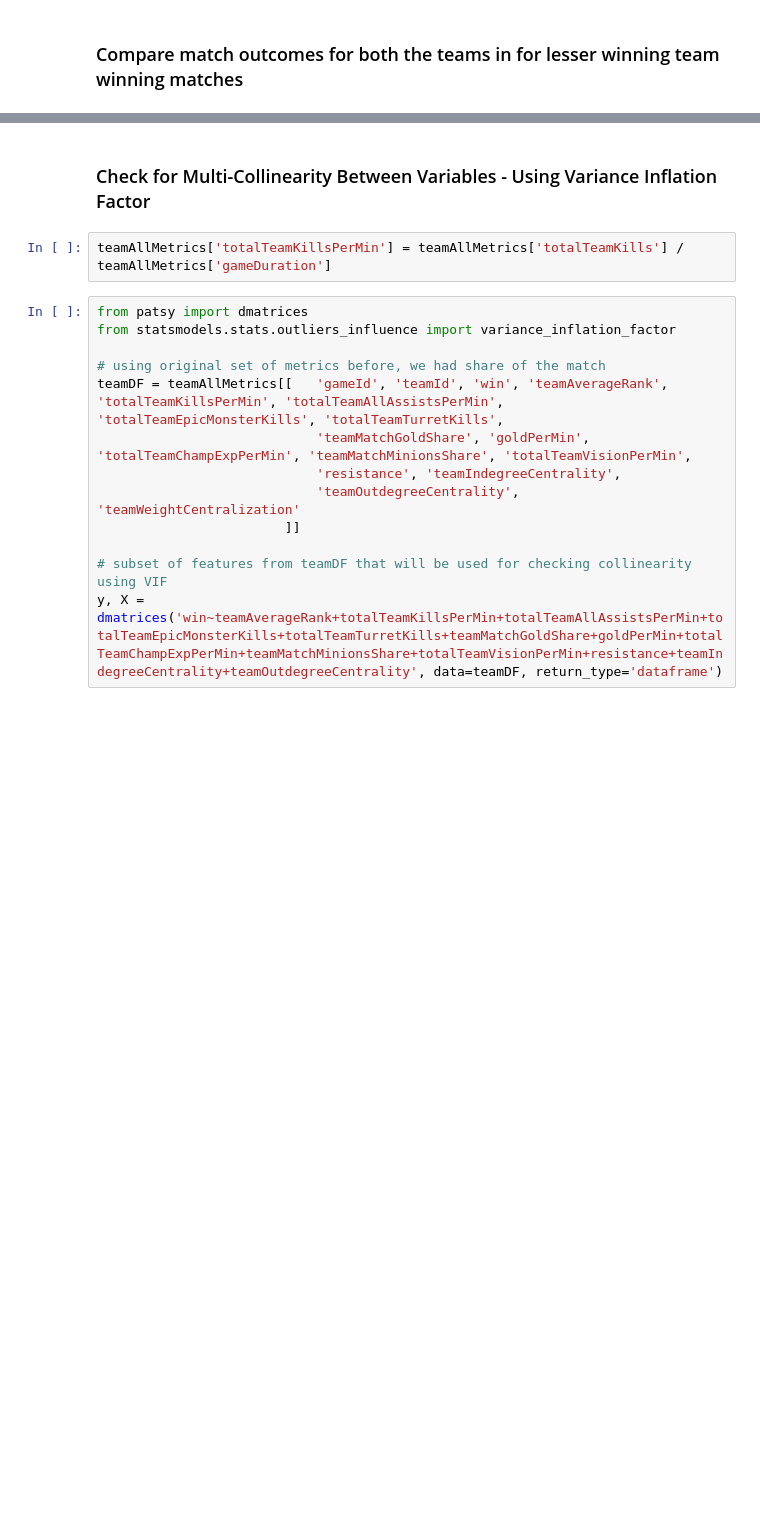
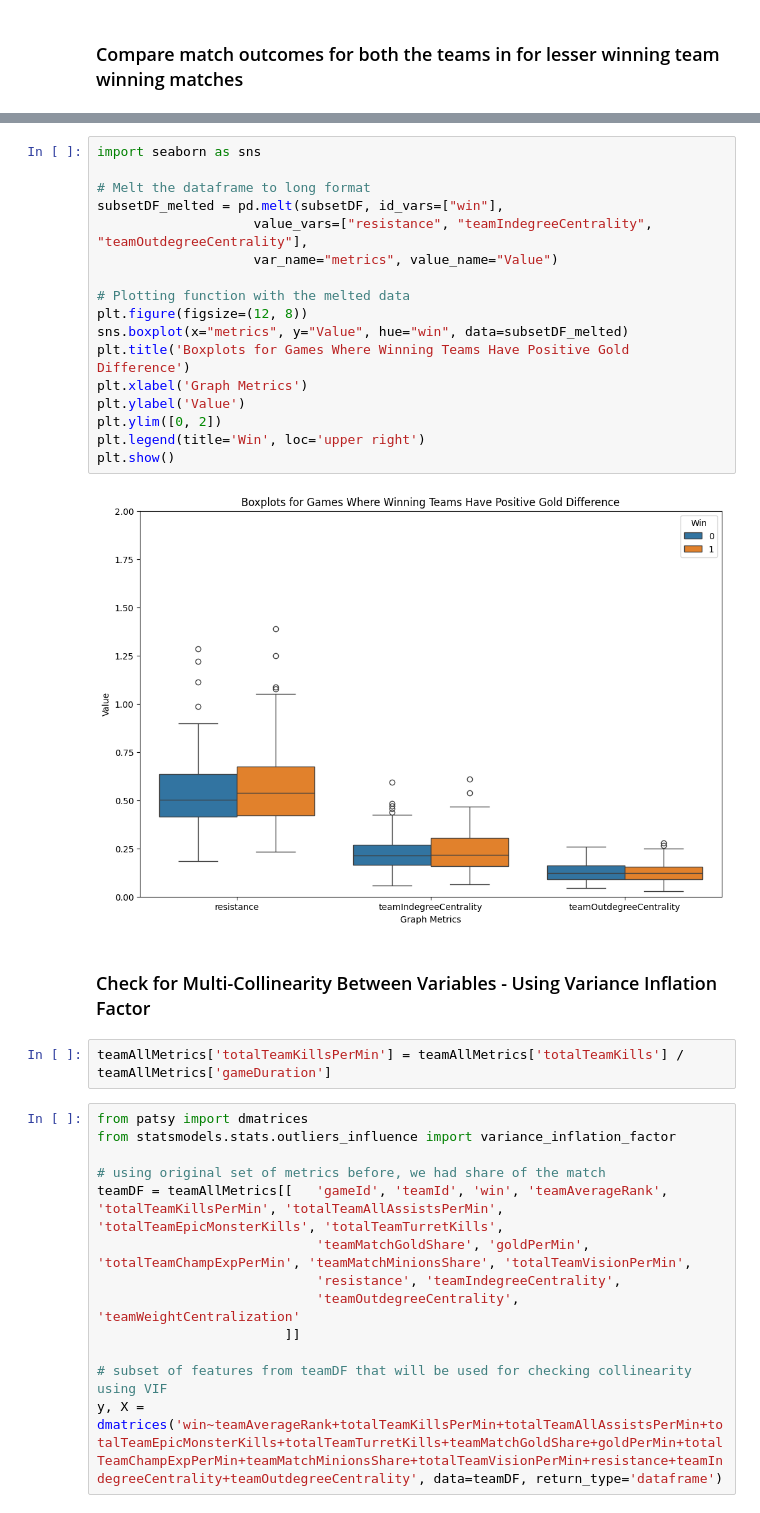
Before and after one commit to TDI-Lab/Collective-Intelligence-LoL, a Jupyter notebook: notebooks/teamAnalysis.ipynb, the cells around one changed output, grey strips where cells are left out. Saved outputs shown, nothing was run; the diff lists cells and outputs as text; blank space fills up the shorter version.

```diff
--- a/notebooks/teamAnalysis.ipynb
+++ b/notebooks/teamAnalysis.ipynb
@@ -43,3 +100,22 @@ subsetDF.head(10)
+# %%
+import seaborn as sns
+
+# Melt the dataframe to long format
+subsetDF_melted = pd.melt(subsetDF, id_vars=["win"],
+                    value_vars=["resistance", "teamIndegreeCentrality", "teamOutdegreeCentrality"],
+                    var_name="metrics", value_name="Value")
+
+# Plotting function with the melted data
+plt.figure(figsize=(12, 8))
+sns.boxplot(x="metrics", y="Value", hue="win", data=subsetDF_melted)
+plt.title('Boxplots for Games Where Winning Teams Have Positive Gold Difference')
+plt.xlabel('Graph Metrics')
+plt.ylabel('Value')
+plt.ylim([0, 2])
+plt.legend(title='Win', loc='upper right')
+plt.show()
+# %% [output]
+[figure, added]
 # %% [markdown]
 ### Check for Multi-Collinearity Between Variables - Using Variance Inflation Factor
 # %%
```
Also changed, not shown: parts of 30 cells of this notebook, 2 other files.
